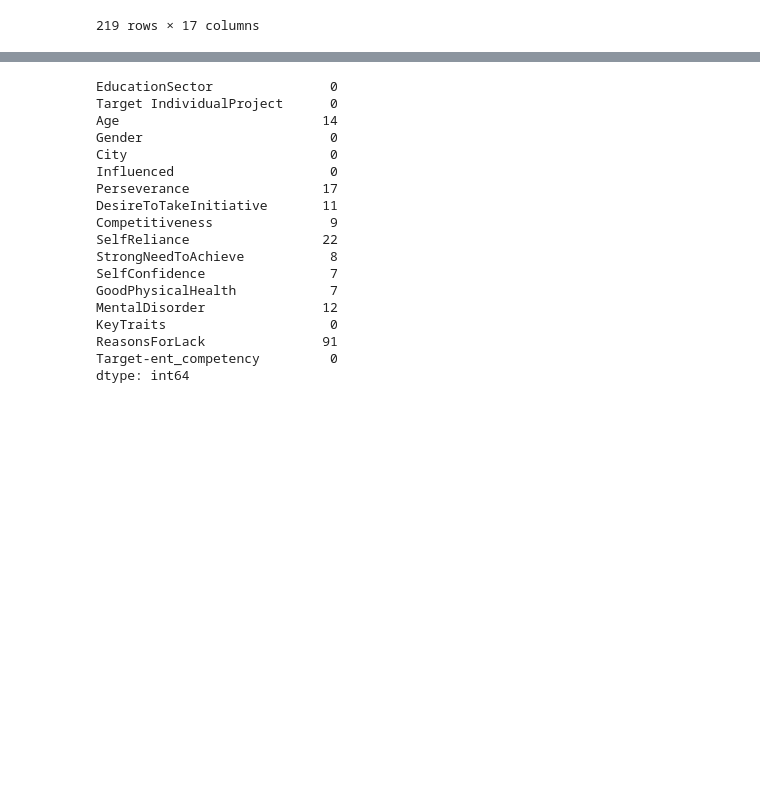
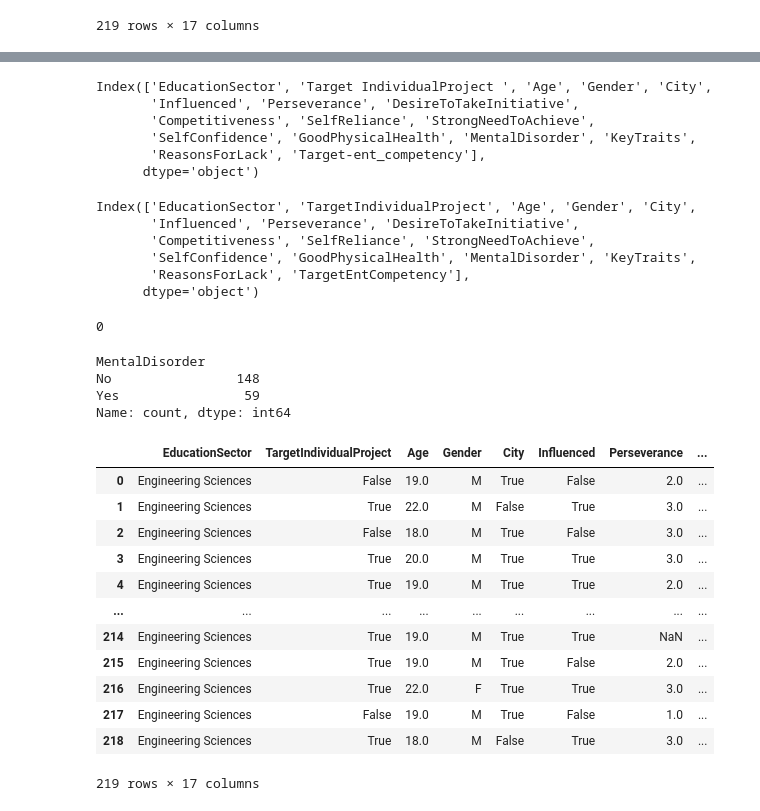
Before and after one commit to louis-md/data-preparation, a Jupyter notebook: main.ipynb, the cells around one changed output, grey strips where cells are left out. Cells and saved outputs as stored; diff of their text form; code cells hidden in the pictures; blank space fills up the shorter version.

Commit message:
clean up data

```diff
--- a/main.ipynb
+++ b/main.ipynb
@@ -23,0 +22,33 @@ True
+# %%
+data.columns
+# %% [output]
+Index(['EducationSector', 'Target IndividualProject ', 'Age', 'Gender', 'City',
+       'Influenced', 'Perseverance', 'DesireToTakeInitiative',
+       'Competitiveness', 'SelfReliance', 'StrongNeedToAchieve',
+       'SelfConfidence', 'GoodPhysicalHealth', 'MentalDisorder', 'KeyTraits',
+       'ReasonsForLack', 'Target-ent_competency'],
+      dtype='object')
+# %%
+data.columns = data.columns.str.strip().str.replace(' ', '').str.replace('-', '').str.replace('_', '').str.replace('Targetentcompetency', 'TargetEntCompetency')
+data.columns
+# %% [output]
+Index(['EducationSector', 'TargetIndividualProject', 'Age', 'Gender', 'City',
+       'Influenced', 'Perseverance', 'DesireToTakeInitiative',
+       'Competitiveness', 'SelfReliance', 'StrongNeedToAchieve',
+       'SelfConfidence', 'GoodPhysicalHealth', 'MentalDisorder', 'KeyTraits',
+       'ReasonsForLack', 'TargetEntCompetency'],
+      dtype='object')
+# %%
+data["Gender"] = data["Gender"].map({ "Male":"M","Female":"F", "female":"F", "male":"M"})
+data["Gender"].isna().sum()
+# %% [output]
+0
+# %%
+data[["Influenced"]].value_counts()
+data[["City"]].value_counts()
+data[["MentalDisorder"]].value_counts()
+# %% [output]
+MentalDisorder
+No                148
+Yes                59
+Name: count, dtype: int64
@@ -24,21 +73,16 @@ True
 # %%
-data.isna().sum()
+data
 # %% [output]
+|  | EducationSector | TargetIndividualProject | Age | Gender | City | Influenced | Perseverance | ... |
+| 0 | Engineering Sciences | False | 19.0 | M | True | False | 2.0 | ... |
+| 1 | Engineering Sciences | True | 22.0 | M | False | True | 3.0 | ... |
+| 2 | Engineering Sciences | False | 18.0 | M | True | False | 3.0 | ... |
+| 3 | Engineering Sciences | True | 20.0 | M | True | True | 3.0 | ... |
+| 4 | Engineering Sciences | True | 19.0 | M | True | True | 2.0 | ... |
+| ... | ... | ... | ... | ... | ... | ... | ... | ... |
+| 214 | Engineering Sciences | True | 19.0 | M | True | True | NaN | ... |
+| 215 | Engineering Sciences | True | 19.0 | M | True | False | 2.0 | ... |
+| 216 | Engineering Sciences | True | 22.0 | F | True | True | 3.0 | ... |
+| 217 | Engineering Sciences | False | 19.0 | M | True | False | 1.0 | ... |
+| 218 | Engineering Sciences | True | 18.0 | M | False | True | 3.0 | ... |
-EducationSector               0
-Target IndividualProject      0
-Age                          14
-Gender                        0
-City                          0
-Influenced                    0
-Perseverance                 17
-DesireToTakeInitiative       11
-Competitiveness               9
-SelfReliance                 22
-StrongNeedToAchieve           8
-SelfConfidence                7
-GoodPhysicalHealth            7
-MentalDisorder               12
-KeyTraits                     0
-ReasonsForLack               91
-Target-ent_competency         0
-dtype: int64
+219 rows × 17 columns
```
Also changed, not shown: parts of 6 cells of this notebook.
